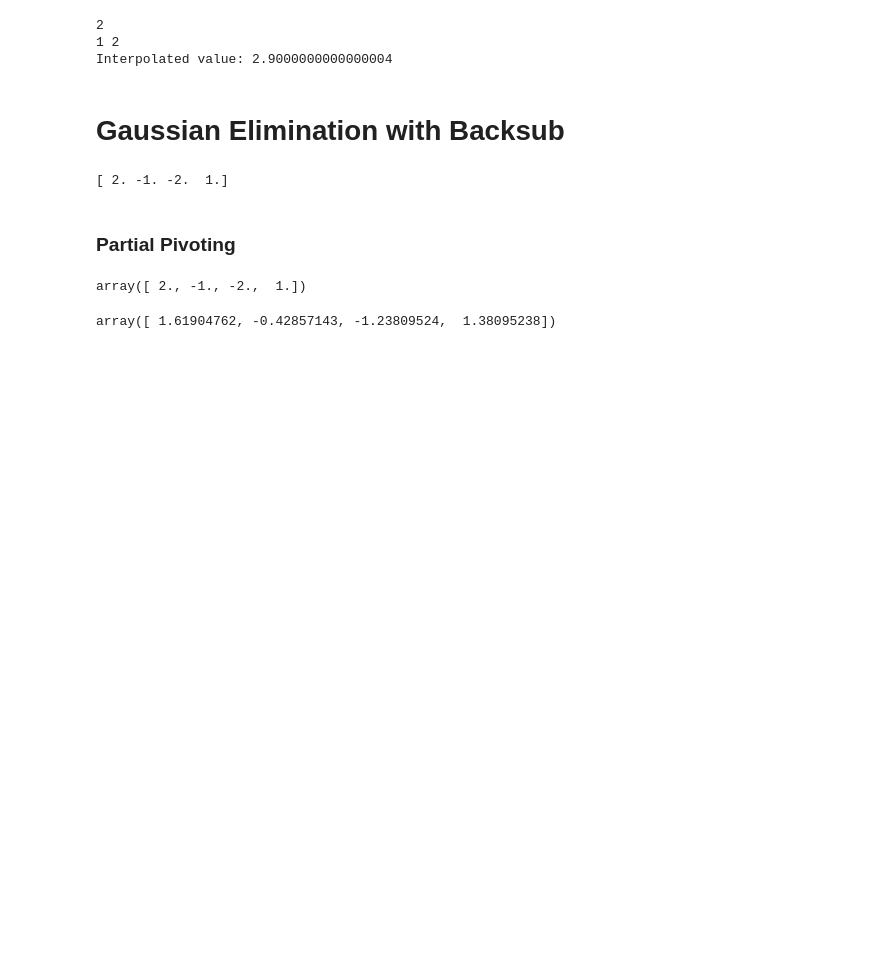
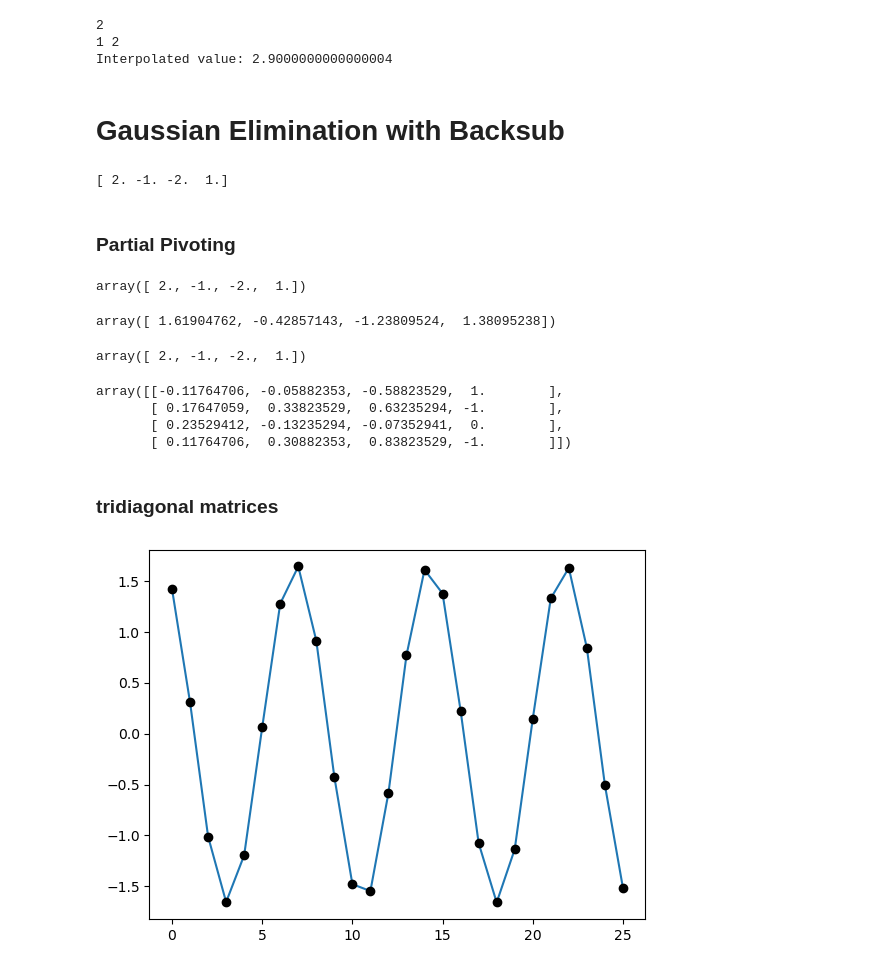
Before and after one commit to jamesobaldwin/CUNY_coursework, a Jupyter notebook: CM/code/CM_practice_code.ipynb, the cells around one changed output. Drawn from its saved outputs; the diff is of its cells as text; code cells hidden in the pictures; blank space fills up the shorter version.

```diff
--- a/CM/code/CM_practice_code.ipynb
+++ b/CM/code/CM_practice_code.ipynb
@@ -233,3 +235,76 @@ array([ 2., -1., -2.,  1.])
 part_pivot(A1,v1)
 # %% [output]
 array([ 1.61904762, -0.42857143, -1.23809524,  1.38095238])
+# %%
+x = solve(A,v)
+x
+# %% [output]
+array([ 2., -1., -2.,  1.])
+# %%
+X = inv(A)
+X
+# %% [output]
+array([[-0.11764706, -0.05882353, -0.58823529,  1.        ],
+       [ 0.17647059,  0.33823529,  0.63235294, -1.        ],
+       [ 0.23529412, -0.13235294, -0.07352941,  0.        ],
+       [ 0.11764706,  0.30882353,  0.83823529, -1.        ]])
+# %% [markdown]
+### tridiagonal matrices
+# %%
+# constants
+N = 26
+C = 1.
+m = 1.
+k = 6.
+omega = 2.
+alpha = 2*k-(m*omega**2)
+
+# set up init values of arrays
+A = np.zeros([N,N])
+for i in range(N-1):
+    A[i,i] = alpha
+    A[i,i+1] = -k
+    A[i+1,i] = -k
+
+A[0,0] = alpha - k
+A[N-1,N-1] = alpha - k
+v = np.zeros(N)
+v[0]=C
+
+# print("A before Gaussian elim")
+# print(A)
+
+# Gussian elim
+for i in range(N-1):
+
+    # divide row i by its diagonal elem
+    A[i,i+1] /= A[i,i]
+    v[i] /= A[i,i]
+    # print(f"i: {i}")
+    # print(f"A after division at i={i}")
+    # print(A)
+
+    # sub from next row down
+    A[i+1,i+1] -= A[i+1, i]*A[i,i+1]
+    v[i+1] -= A[i+1,i]*v[i]
+    # print(f"A after subtracting next row at i={i}")
+    # print(A)
+
+# divide last elem of v by last diag elem
+v[N-1] /= A[N-1, N-1]
+# print("A after dividing last elem of v by last diag elem")
+# print(v)
+
+# backsub
+x = np.zeros(N)
+x[N-1] = v[N-1]
+for i in range(N-2, -1, -1):
+    x[i] = v[i] - A[i, i+1]*x[i+1]
+    # print(x[i])
+
+# plot
+plt.plot(x)
+plt.plot(x, "ko")
+plt.show()
+# %% [output]
+[figure, added]
```
Also changed, not shown: parts of 3 cells of this notebook.
